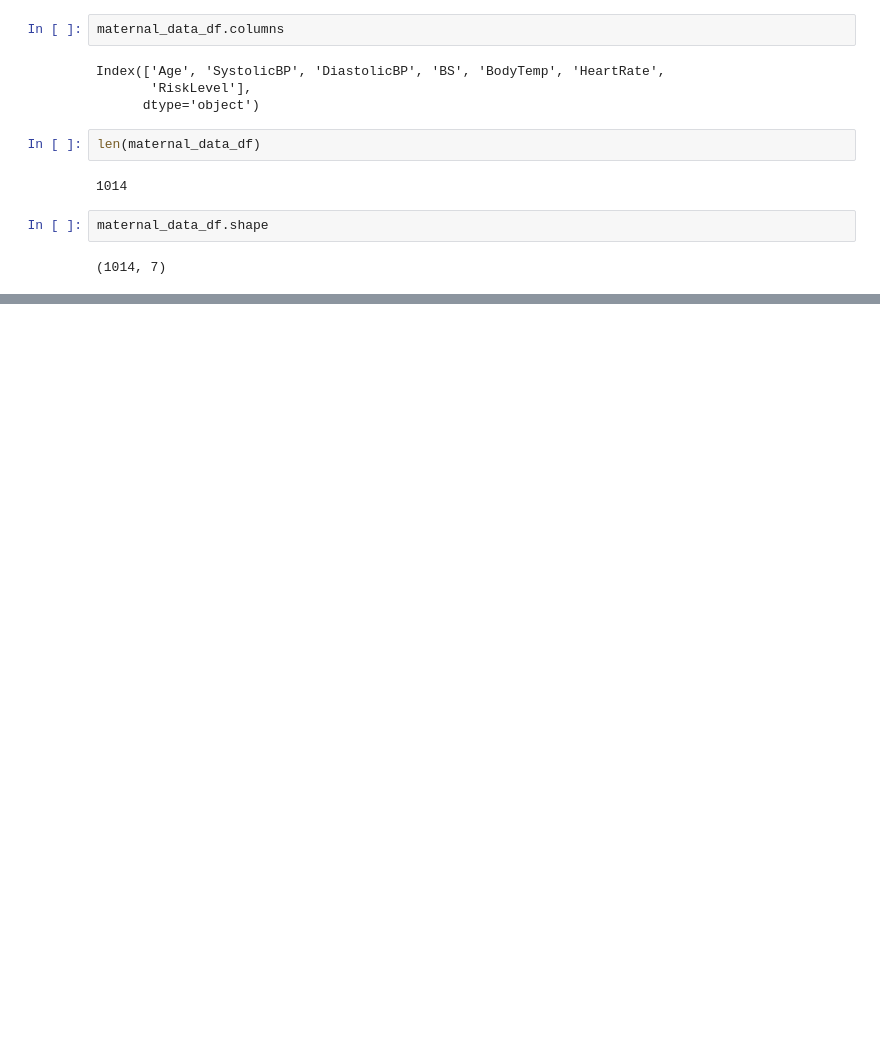
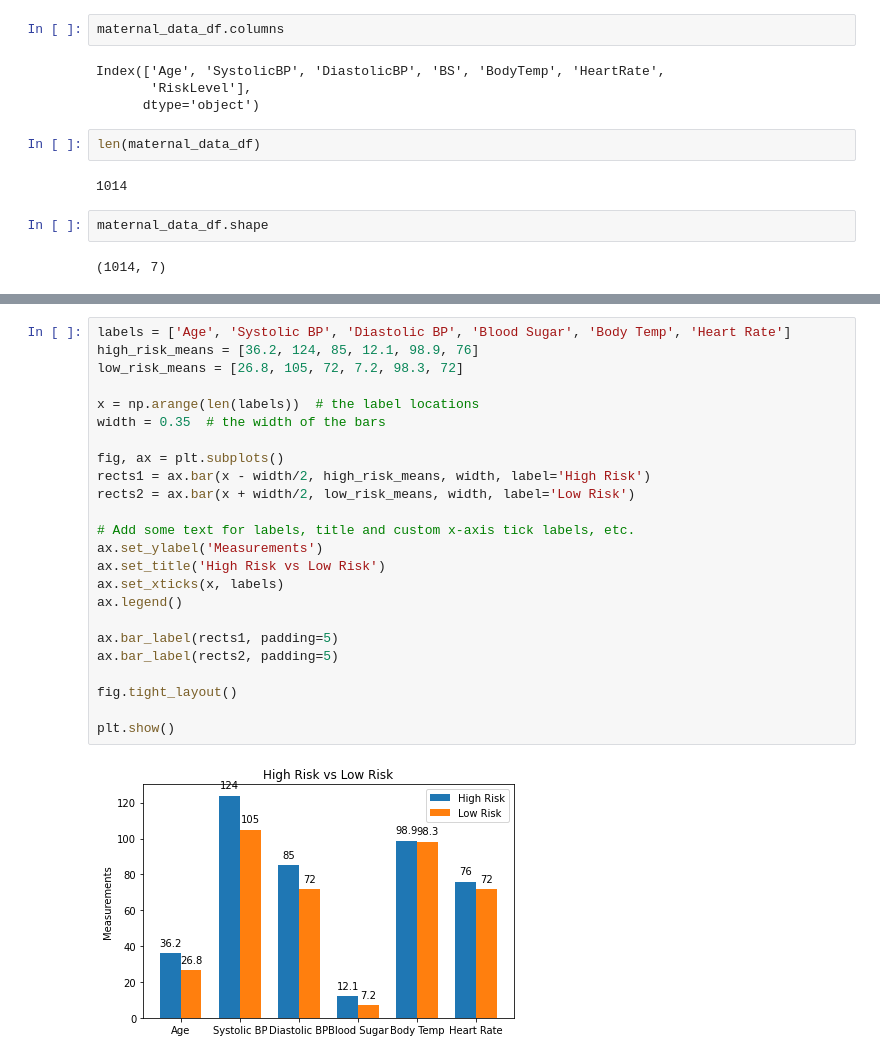
Before and after one commit to angepacatte/Maternal_health_risk, a Jupyter notebook: Maternal Health Risk.ipynb, the cells around one changed output, grey strips where cells are left out. Saved outputs shown, nothing was run; the diff lists cells and outputs as text; blank space fills up the shorter version.

Commit message:
Throgh the combined bar chart

```diff
--- a/Maternal Health Risk.ipynb
+++ b/Maternal Health Risk.ipynb
@@ -59,0 +134,26 @@ dtype: int64
+# %%
+labels = ['Age', 'Systolic BP', 'Diastolic BP', 'Blood Sugar', 'Body Temp', 'Heart Rate']
+high_risk_means = [36.2, 124, 85, 12.1, 98.9, 76]
+low_risk_means = [26.8, 105, 72, 7.2, 98.3, 72]
+
+x = np.arange(len(labels))  # the label locations
+width = 0.35  # the width of the bars
+
+fig, ax = plt.subplots()
+rects1 = ax.bar(x - width/2, high_risk_means, width, label='High Risk')
+rects2 = ax.bar(x + width/2, low_risk_means, width, label='Low Risk')
+
+# Add some text for labels, title and custom x-axis tick labels, etc.
+ax.set_ylabel('Measurements')
+ax.set_title('High Risk vs Low Risk')
+ax.set_xticks(x, labels)
+ax.legend()
+
+ax.bar_label(rects1, padding=5)
+ax.bar_label(rects2, padding=5)
+
+fig.tight_layout()
+
+plt.show()
+# %% [output]
+[figure, added]
```
Also changed, not shown: parts of 8 cells of this notebook.
